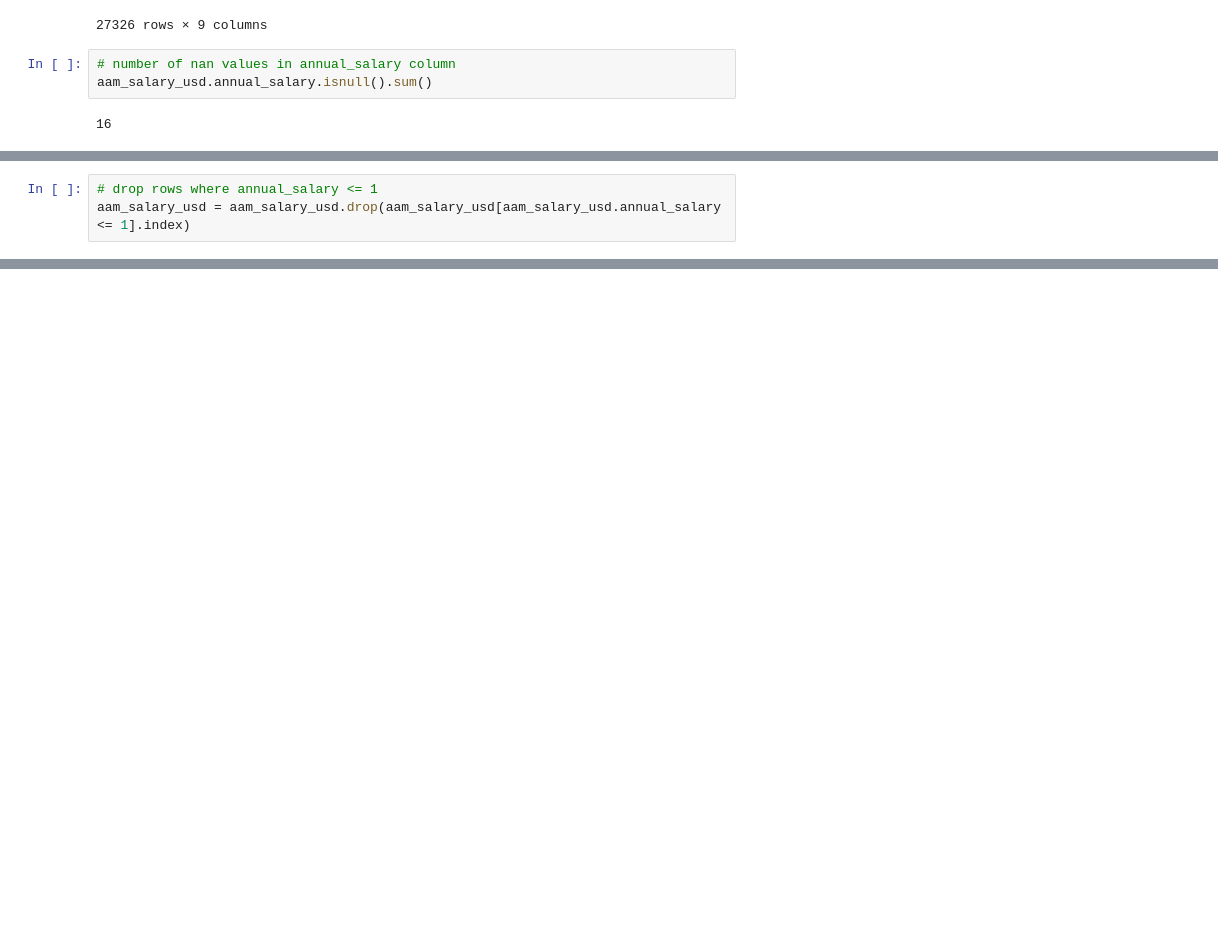
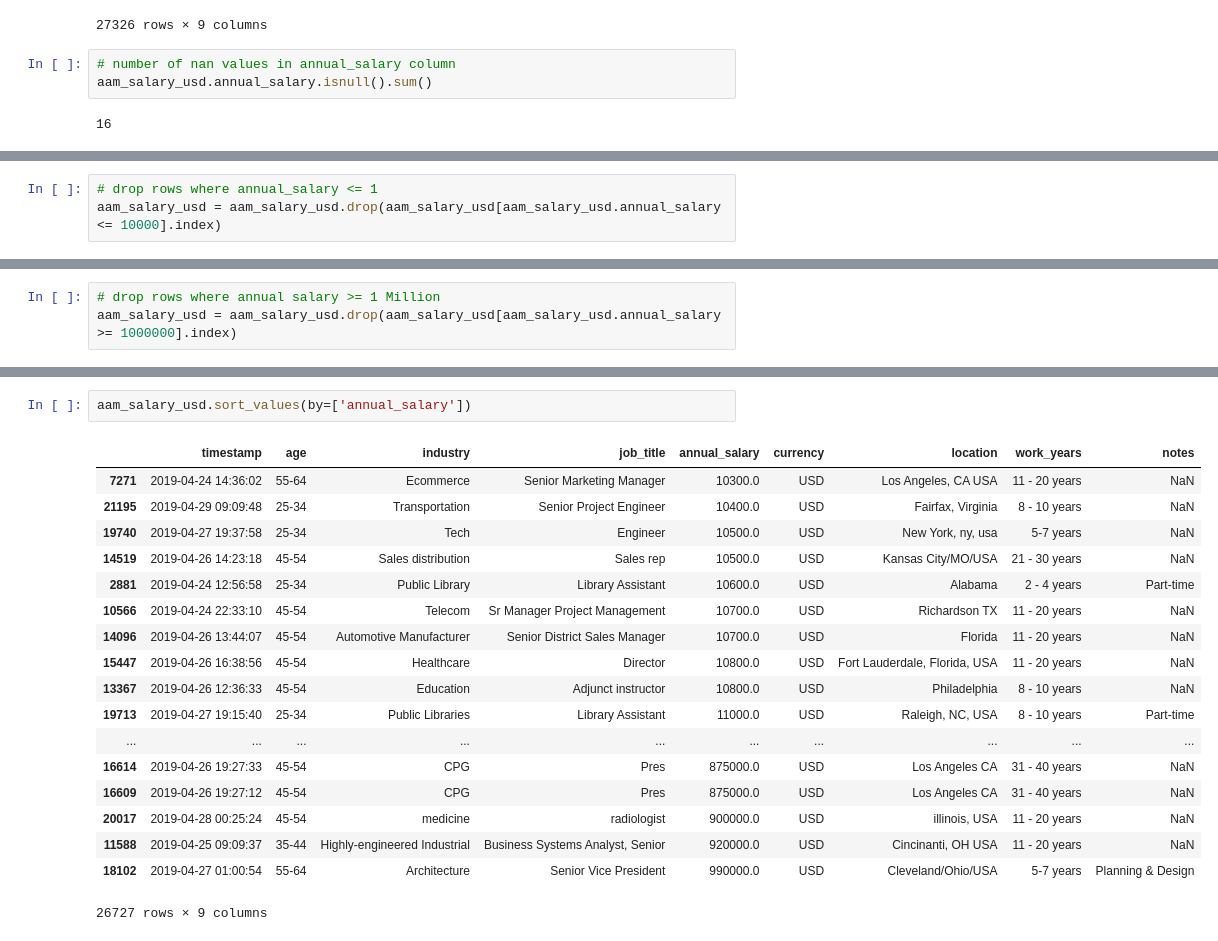
Before and after one commit to mberrien-fitzsimons/aam_salary_visualization, a Jupyter notebook: notebooks/20190713-mlb-exploratory-data-analysis.ipynb, the cells around one changed output, grey strips where cells are left out. Saved outputs shown, nothing was run; the diff lists cells and outputs as text; blank space fills up the shorter version.

```diff
--- a/notebooks/20190713-mlb-exploratory-data-analysis.ipynb
+++ b/notebooks/20190713-mlb-exploratory-data-analysis.ipynb
@@ -104,5 +105,5 @@ aam_salary_usd.loc[aam_salary_int['annual_salary']<=1]
 # %%
 # drop rows where annual_salary <= 1
-aam_salary_usd = aam_salary_usd.drop(aam_salary_usd[aam_salary_usd.annual_salary <= 1].index)
+aam_salary_usd = aam_salary_usd.drop(aam_salary_usd[aam_salary_usd.annual_salary <= 10000].index)
 # %%
 # number of salaries greather than or equal to 1 Million
@@ -110,0 +113,3 @@ aam_salary_usd = aam_salary_usd.drop(aam_salary_usd[aam_salary_usd.annual_salary
+# %%
+# drop rows where annual salary >= 1 Million
+aam_salary_usd = aam_salary_usd.drop(aam_salary_usd[aam_salary_usd.annual_salary >= 1000000].index)
@@ -110,0 +122,21 @@ aam_salary_usd = aam_salary_usd.drop(aam_salary_usd[aam_salary_usd.annual_salary
+# %%
+aam_salary_usd.sort_values(by=['annual_salary'])
+# %% [output]
+|  | timestamp | age | industry | job_title | annual_salary | currency | location | work_years | notes |
+| 7271 | 2019-04-24 14:36:02 | 55-64 | Ecommerce | Senior Marketing Manager | 10300.0 | USD | Los Angeles, CA USA | 11 - 20 years | NaN |
+| 21195 | 2019-04-29 09:09:48 | 25-34 | Transportation | Senior Project Engineer | 10400.0 | USD | Fairfax, Virginia | 8 - 10 years | NaN |
+| 19740 | 2019-04-27 19:37:58 | 25-34 | Tech | Engineer | 10500.0 | USD | New York, ny, usa | 5-7 years | NaN |
+| 14519 | 2019-04-26 14:23:18 | 45-54 | Sales distribution | Sales rep | 10500.0 | USD | Kansas City/MO/USA | 21 - 30 years | NaN |
+| 2881 | 2019-04-24 12:56:58 | 25-34 | Public Library | Library Assistant | 10600.0 | USD | Alabama | 2 - 4 years | Part-time |
+| 10566 | 2019-04-24 22:33:10 | 45-54 | Telecom | Sr Manager Project Management | 10700.0 | USD | Richardson TX | 11 - 20 years | NaN |
+| 14096 | 2019-04-26 13:44:07 | 45-54 | Automotive Manufacturer | Senior District Sales Manager | 10700.0 | USD | Florida | 11 - 20 years | NaN |
+| 15447 | 2019-04-26 16:38:56 | 45-54 | Healthcare | Director | 10800.0 | USD | Fort Lauderdale, Florida, USA | 11 - 20 years | NaN |
+| 13367 | 2019-04-26 12:36:33 | 45-54 | Education | Adjunct instructor | 10800.0 | USD | Philadelphia | 8 - 10 years | NaN |
+| 19713 | 2019-04-27 19:15:40 | 25-34 | Public Libraries | Library Assistant | 11000.0 | USD | Raleigh, NC, USA | 8 - 10 years | Part-time |
+| ... | ... | ... | ... | ... | ... | ... | ... | ... | ... |
+| 16614 | 2019-04-26 19:27:33 | 45-54 | CPG | Pres | 875000.0 | USD | Los Angeles CA | 31 - 40 years | NaN |
+| 16609 | 2019-04-26 19:27:12 | 45-54 | CPG | Pres | 875000.0 | USD | Los Angeles CA | 31 - 40 years | NaN |
+| 20017 | 2019-04-28 00:25:24 | 45-54 | medicine | radiologist | 900000.0 | USD | illinois, USA | 11 - 20 years | NaN |
+| 11588 | 2019-04-25 09:09:37 | 35-44 | Highly-engineered Industrial | Business Systems Analyst, Senior | 920000.0 | USD | Cincinanti, OH USA | 11 - 20 years | NaN |
+| 18102 | 2019-04-27 01:00:54 | 55-64 | Architecture | Senior Vice President | 990000.0 | USD | Cleveland/Ohio/USA | 5-7 years | Planning & Design |
+26727 rows × 9 columns
```
Also changed, not shown: parts of 5 cells of this notebook.
